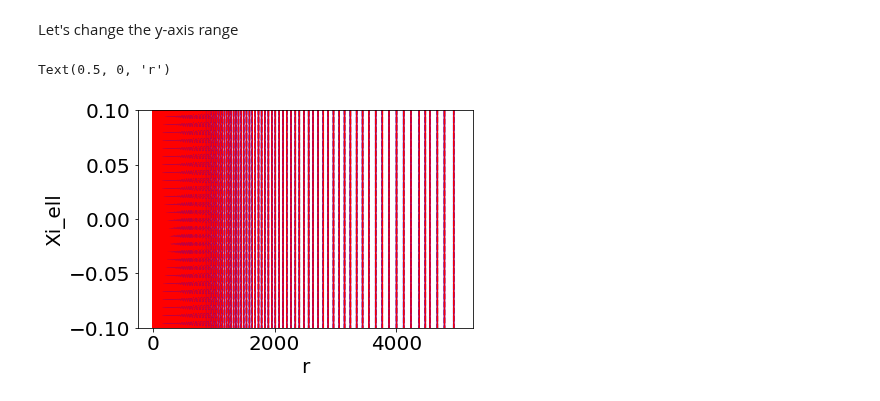
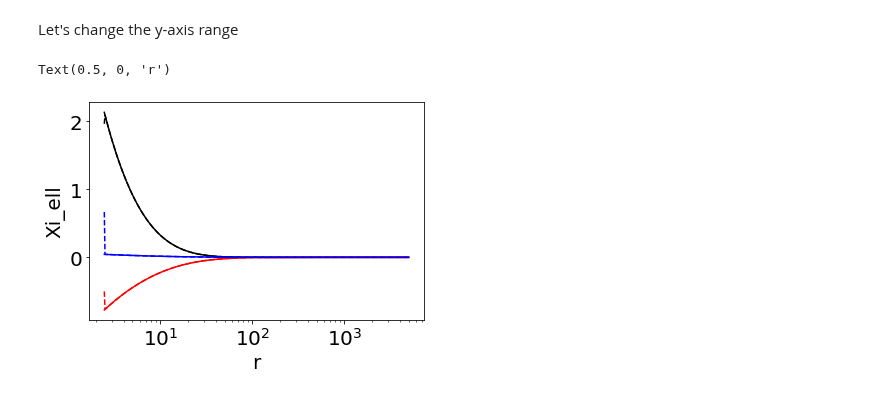
Before and after one commit to mehdirezaie/eboss, a Jupyter notebook: v6/Convolve_Window.ipynb, the cells around one changed output. Saved outputs shown, nothing was run; the diff lists cells and outputs as text; code cells hidden in the pictures.

```diff
--- a/v6/Convolve_Window.ipynb
+++ b/v6/Convolve_Window.ipynb
@@ -102,18 +111,19 @@ Text(0.5, 0, 'r')
 [figure]
 # %% [markdown]
 Let's change the y-axis range
-# %%
-m = R>2.45
-plt.plot(R[m], Xi0[m], 'k-',
-         R[m], Xi2[m], 'b-',
-         R[m], Xi4[m], 'r-',
-         R[m], Xiw0[m], 'k--',
-         R[m], Xiw2[m], 'b--',
-         R[m], Xiw4[m], 'r--')
-plt.ylim(-0.1,0.1)
-plt.ylabel('Xi_ell')
-plt.xlabel('r')
-# %% [output]
-Text(0.5, 0, 'r')
-[figure, removed]
+# %%
+m = R>2.45
+
+c = ['k', 'r', 'b']
+for i, (a,b) in enumerate(zip([Xi0, Xi2, Xi4], [Xiw0, Xiw2, Xiw4])):
+    plt.plot(R[m], a[m], ls='-', c=c[i])
+    plt.plot(R[m], b[m], ls='--', c=c[i])
+
+# plt.ylim(-0.01, 0.01)
+plt.xscale('log')
+plt.ylabel('Xi_ell')
+plt.xlabel('r')
+# %% [output]
+Text(0.5, 0, 'r')
+[figure, added]
 # %%
```
Also changed, not shown: parts of 5 cells of this notebook, 4 other files.
